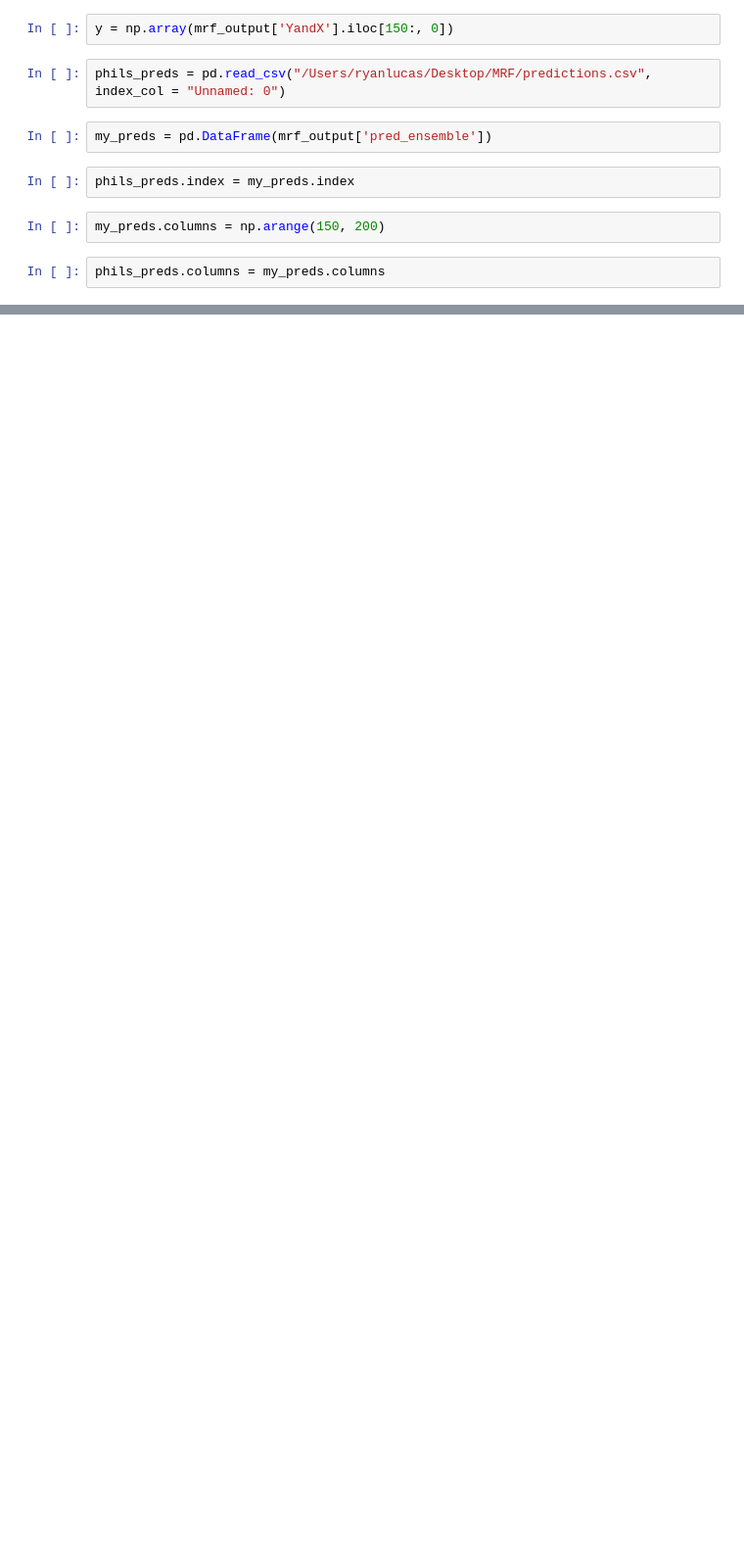
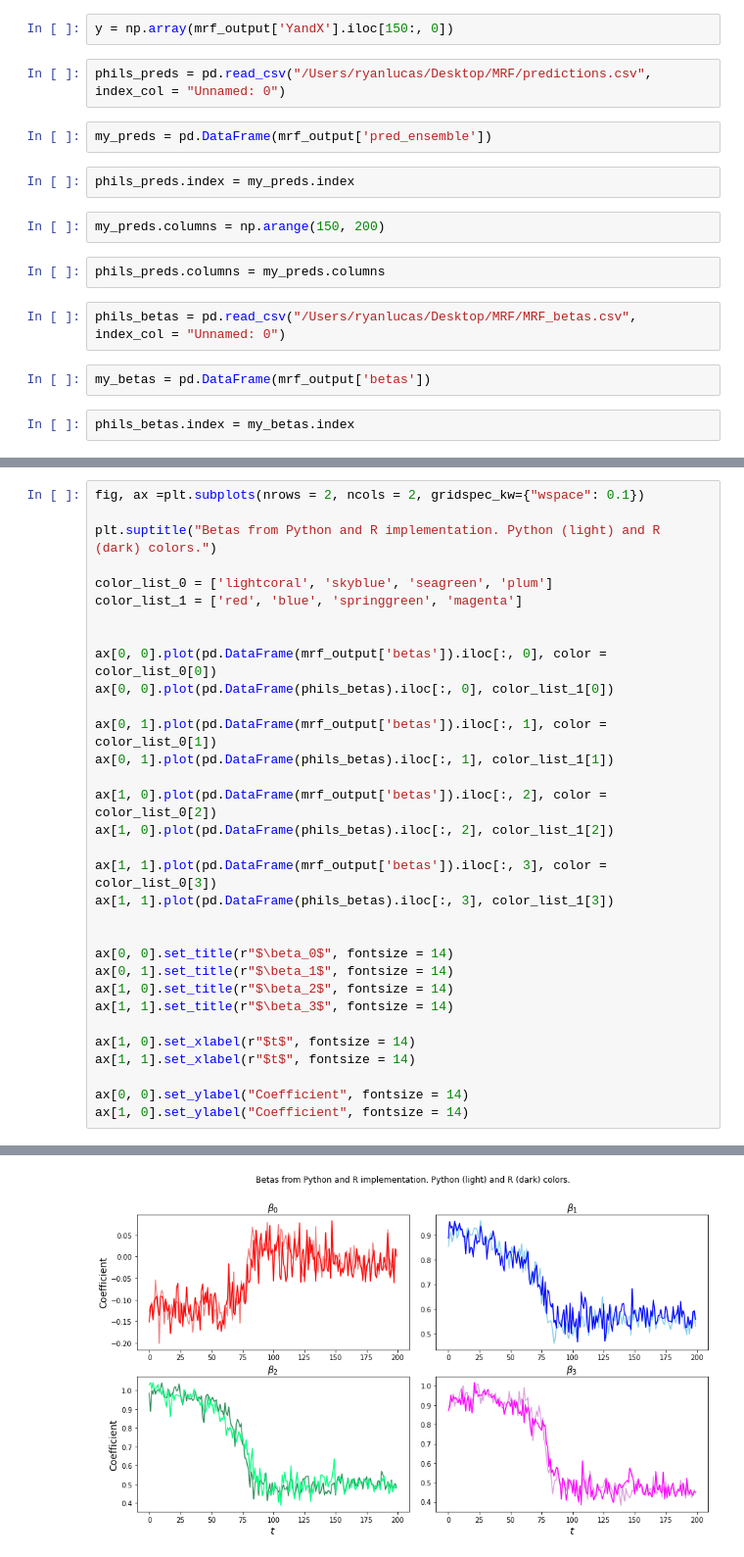
Before and after one commit to RyanLucas3/MacroRandomForest, a Jupyter notebook: MRF copy.ipynb, the cells around one changed output, grey strips where cells are left out. Shown at 98% size. Saved outputs shown, nothing was run; the diff lists cells and outputs as text; blank space fills up the shorter version.

```diff
--- a/MRF copy.ipynb
+++ b/MRF copy.ipynb
@@ -39,3 +78,9 @@ phils_preds.index = my_preds.index
 my_preds.columns = np.arange(150, 200)
 # %%
 phils_preds.columns = my_preds.columns
+# %%
+phils_betas = pd.read_csv("/Users/ryanlucas/Desktop/MRF/MRF_betas.csv", index_col = "Unnamed: 0")
+# %%
+my_betas = pd.DataFrame(mrf_output['betas'])
+# %%
+phils_betas.index = my_betas.index
@@ -41,0 +115,33 @@ phils_preds.columns = my_preds.columns
+# %%
+fig, ax =plt.subplots(nrows = 2, ncols = 2, gridspec_kw={"wspace": 0.1})
+
+plt.suptitle("Betas from Python and R implementation. Python (light) and R (dark) colors.")
+
+color_list_0 = ['lightcoral', 'skyblue', 'seagreen', 'plum']
+color_list_1 = ['red', 'blue', 'springgreen', 'magenta']
+
+
+ax[0, 0].plot(pd.DataFrame(mrf_output['betas']).iloc[:, 0], color = color_list_0[0])
+ax[0, 0].plot(pd.DataFrame(phils_betas).iloc[:, 0], color_list_1[0])
+
+ax[0, 1].plot(pd.DataFrame(mrf_output['betas']).iloc[:, 1], color = color_list_0[1])
+ax[0, 1].plot(pd.DataFrame(phils_betas).iloc[:, 1], color_list_1[1])
+
+ax[1, 0].plot(pd.DataFrame(mrf_output['betas']).iloc[:, 2], color = color_list_0[2])
+ax[1, 0].plot(pd.DataFrame(phils_betas).iloc[:, 2], color_list_1[2])
+
+ax[1, 1].plot(pd.DataFrame(mrf_output['betas']).iloc[:, 3], color = color_list_0[3])
+ax[1, 1].plot(pd.DataFrame(phils_betas).iloc[:, 3], color_list_1[3])
+
+
+ax[0, 0].set_title(r"$\beta_0$", fontsize = 14)
+ax[0, 1].set_title(r"$\beta_1$", fontsize = 14)
+ax[1, 0].set_title(r"$\beta_2$", fontsize = 14)
+ax[1, 1].set_title(r"$\beta_3$", fontsize = 14)
+
+ax[1, 0].set_xlabel(r"$t$", fontsize = 14)
+ax[1, 1].set_xlabel(r"$t$", fontsize = 14)
+
+ax[0, 0].set_ylabel("Coefficient", fontsize = 14)
+ax[1, 0].set_ylabel("Coefficient", fontsize = 14)
+# %% [output]
@@ -42,3 +149,4 @@ phils_preds.columns = my_preds.columns
+[figure, added]
 # %%
 fig, ax = plt.subplots()
 plt.rcParams['figure.figsize'] = (15, 8)
```
Also changed, not shown: parts of 8 cells of this notebook, 1 other file.
